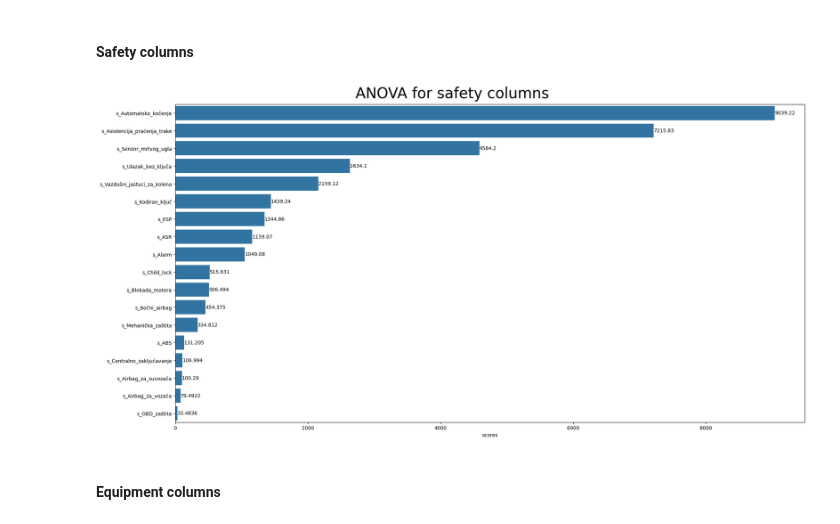
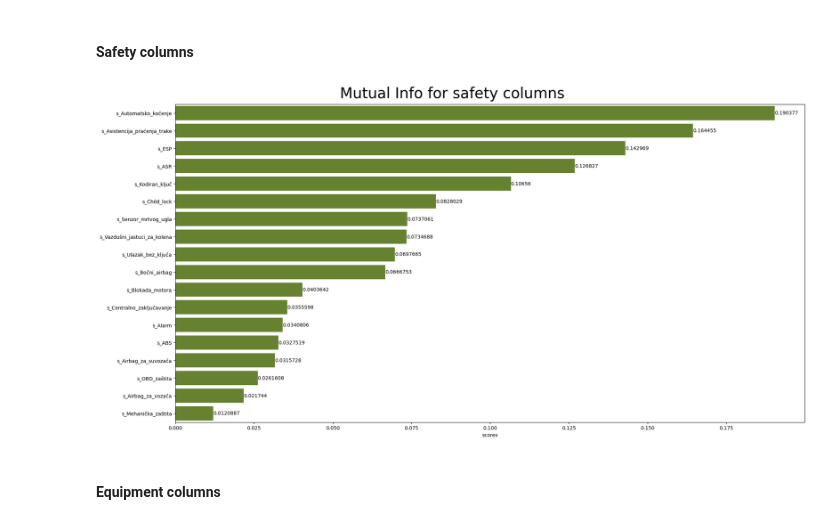
Before and after one commit to aleksa-radojicic/second_hand_car_price_prediction, a Jupyter notebook: notebooks/2_MultivariateAnalysis.ipynb, the cells around one changed output. Saved outputs shown, nothing was run; the diff lists cells and outputs as text; code cells hidden in the pictures.

```diff
--- a/notebooks/2_MultivariateAnalysis.ipynb
+++ b/notebooks/2_MultivariateAnalysis.ipynb
@@ -122,12 +137,12 @@ nb_utils.plot_bar_correlations(
 # %%
 safety_columns = [
     col for col in metadata.features_info["binary"] if col.startswith("s_")
 ]
 
-anova_scores = get_anova_importance_scores(X=df[safety_columns], y=df[cfg.label_col])
-nb_utils.plot_anova_importance(anova_scores, "ANOVA for safety columns");
+anova_scores = get_mutual_info_scores(X=df[safety_columns], y=df[cfg.label_col])
+nb_utils.plot_mutual_info(anova_scores, "Mutual Info for safety columns", color="olivedrab");
 # %% [output]
-[figure, old version]
+[figure, new version]
 # %% [markdown]
 #### Equipment columns
 # %%
```
Also changed, not shown: parts of 8 cells of this notebook, 17 other files.
